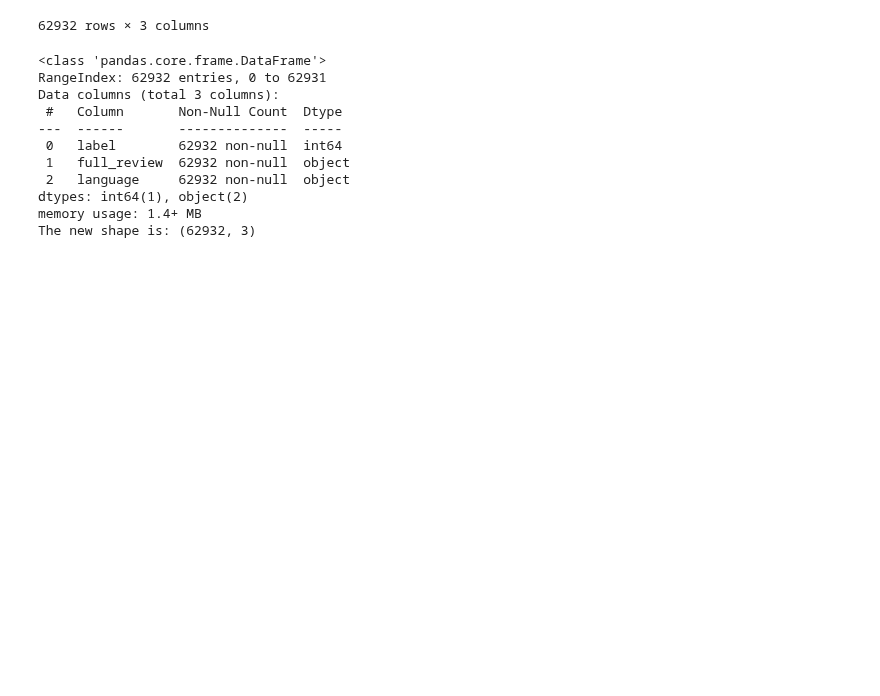
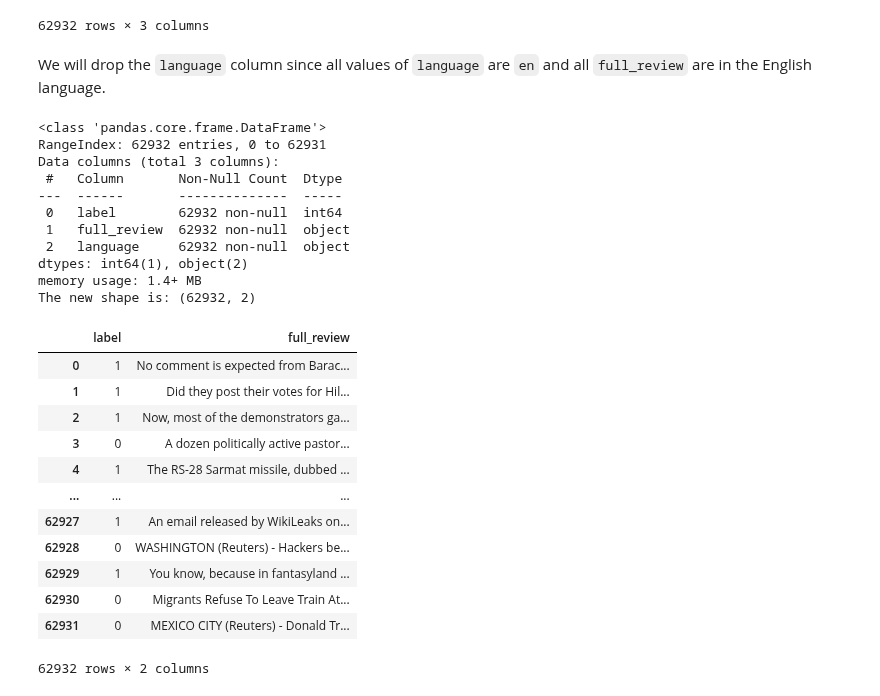
Before and after one commit to shaunzzhou/DM-Fake-News-Detection, a Jupyter notebook: project.ipynb, the cells around one changed output. Cells and saved outputs as stored; diff of their text form; code cells hidden in the pictures; blank space fills up the shorter version.

```diff
--- a/project.ipynb
+++ b/project.ipynb
@@ -583,8 +602,11 @@ data
 | 62930 | 0 | Migrants Refuse To Leave Train At... | en |
 | 62931 | 0 | MEXICO CITY (Reuters) - Donald Tr... | en |
 62932 rows × 3 columns
+# %% [markdown]
+We will drop the `language` column since all values of `language` are `en` and all `full_review` are in the English language.
 # %%
 data.info()
+data.drop(columns=["language"], inplace=True)
 print("The new shape is:", data.shape)
 # %% [output]
 <class 'pandas.core.frame.DataFrame'>
@@ -597,7 +619,23 @@ Data columns (total 3 columns):
  2   language     62932 non-null  object
 dtypes: int64(1), object(2)
 memory usage: 1.4+ MB
-The new shape is: (62932, 3)
+The new shape is: (62932, 2)
+# %%
+data
+# %% [output]
+|  | label | full_review |
+| 0 | 1 | No comment is expected from Barac... |
+| 1 | 1 | Did they post their votes for Hil... |
+| 2 | 1 | Now, most of the demonstrators ga... |
+| 3 | 0 | A dozen politically active pastor... |
+| 4 | 1 | The RS-28 Sarmat missile, dubbed ... |
+| ... | ... | ... |
+| 62927 | 1 | An email released by WikiLeaks on... |
+| 62928 | 0 | WASHINGTON (Reuters) - Hackers be... |
+| 62929 | 1 | You know, because in fantasyland ... |
+| 62930 | 0 | Migrants Refuse To Leave Train At... |
+| 62931 | 0 | MEXICO CITY (Reuters) - Donald Tr... |
+62932 rows × 2 columns
 # %% [markdown]
 # Text Preprocessing for NLP
 
```
Also changed, not shown: parts of 21 cells of this notebook, 1 other file.
